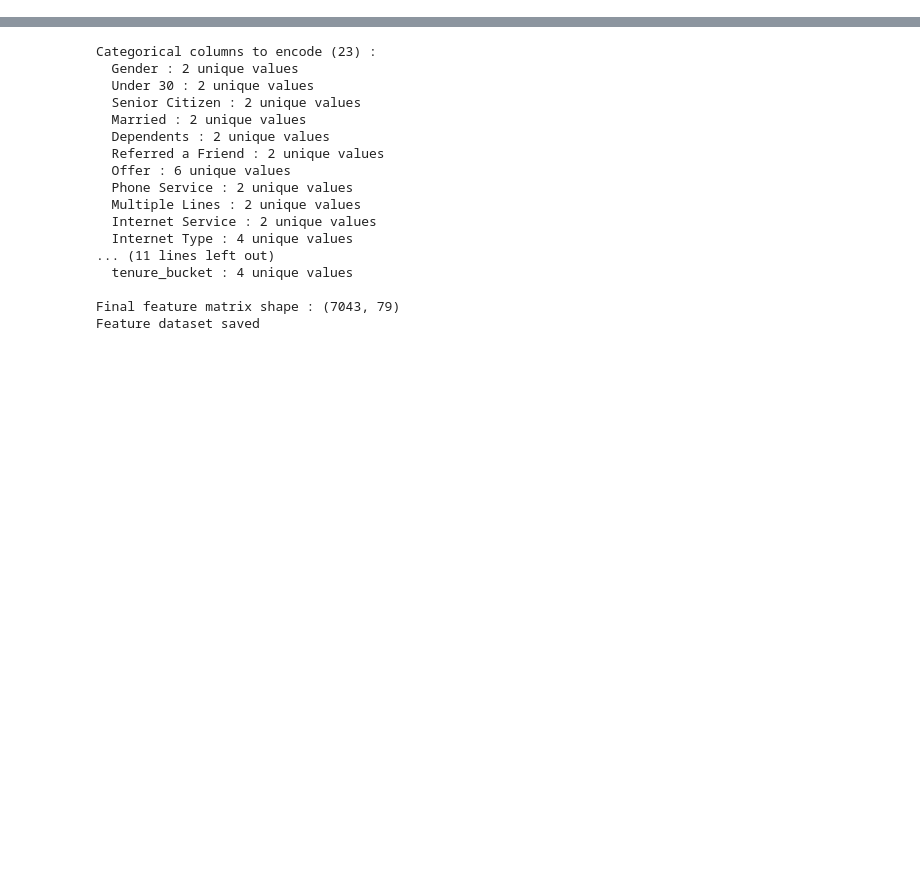
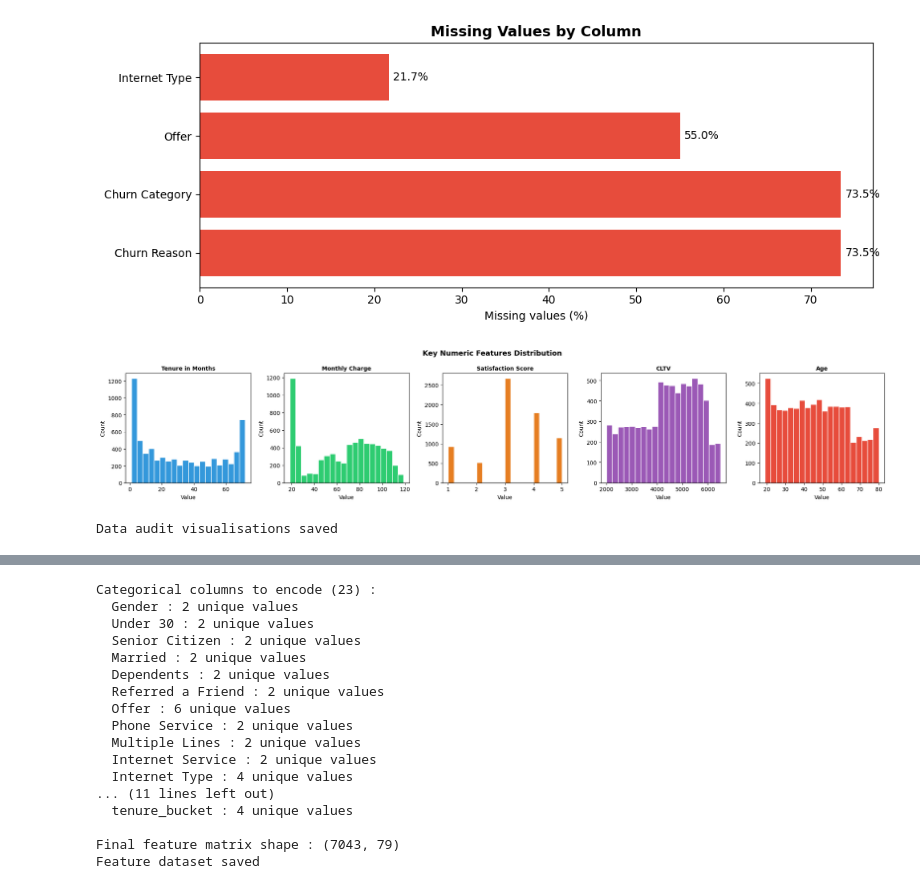
Before and after one commit to badaouihakimou/nps-telecom-prediction, a Jupyter notebook: notebooks/nps_telecom_full.ipynb, the cells around one changed output, grey strips where cells are left out. Saved outputs shown, nothing was run; the diff lists cells and outputs as text; code cells hidden in the pictures; blank space fills up the shorter version.

```diff
--- a/notebooks/nps_telecom_full.ipynb
+++ b/notebooks/nps_telecom_full.ipynb
@@ -384,0 +538,41 @@ This confirms the baseline NPS mapping is sufficient.
+# %%
+# DATA AUDIT VISUALISATION
+
+## Chart 1 : Missing values by column
+nulls_pct = (df_raw.isnull().sum() / len(df_raw) * 100).sort_values(ascending=False)
+nulls_pct = nulls_pct[nulls_pct > 0]
+
+fig, ax = plt.subplots(figsize=(10, 4))
+bars = ax.barh(nulls_pct.index, nulls_pct.values, color='#e74c3c')
+ax.set_xlabel('Missing values (%)')
+ax.set_title('Missing Values by Column', fontweight='bold', fontsize=13)
+for i, v in enumerate(nulls_pct.values):
+    ax.text(v + 0.5, i, f'{v:.1f}%', va='center', fontsize=10)
+plt.tight_layout()
+plt.savefig(f"{BASE}/figures/missing_values.png", dpi=150, bbox_inches='tight')
+plt.show()
+
+## Chart 2 : Key numeric features distribution
+numeric_cols = ['Tenure in Months', 'Monthly Charge',
+                'Satisfaction Score', 'CLTV', 'Age']
+
+fig, axes = plt.subplots(1, 5, figsize=(20, 4))
+colors = ['#3498db', '#2ecc71', '#e67e22', '#9b59b6', '#e74c3c']
+
+for i, col in enumerate(numeric_cols):
+    axes[i].hist(df_raw[col].dropna(), bins=20,
+                 color=colors[i], edgecolor='white')
+    axes[i].set_title(col, fontsize=10, fontweight='bold')
+    axes[i].set_xlabel('Value')
+    axes[i].set_ylabel('Count')
+
+plt.suptitle('Key Numeric Features Distribution', fontsize=13, fontweight='bold')
+plt.tight_layout()
+plt.savefig(f"{BASE}/figures/numeric_distributions.png", dpi=150, bbox_inches='tight')
+plt.show()
+
+print("Data audit visualisations saved")
+# %% [output]
+[figure, added]
+[figure, added]
+Data audit visualisations saved
```
Also changed, not shown: parts of 114 cells of this notebook.
